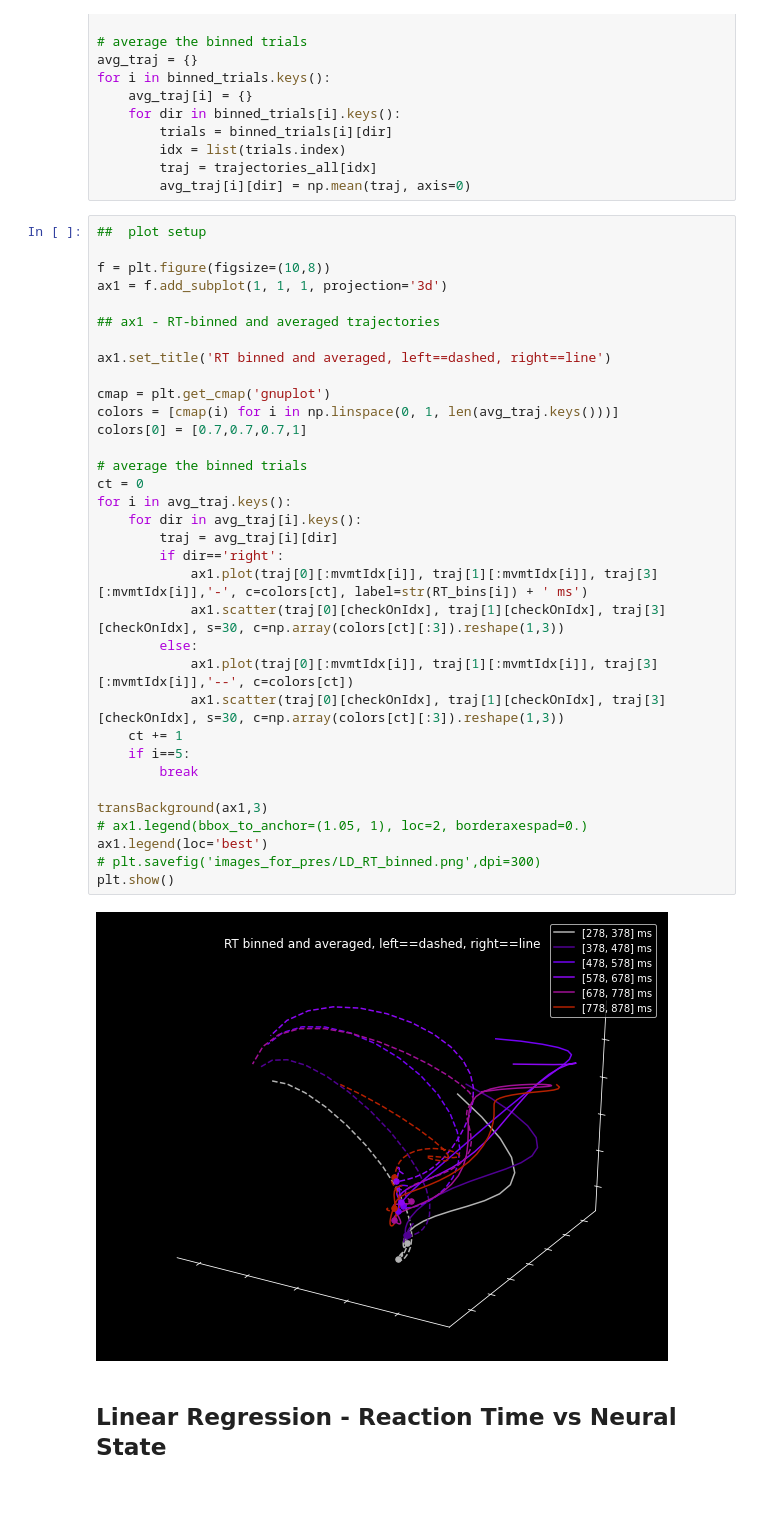
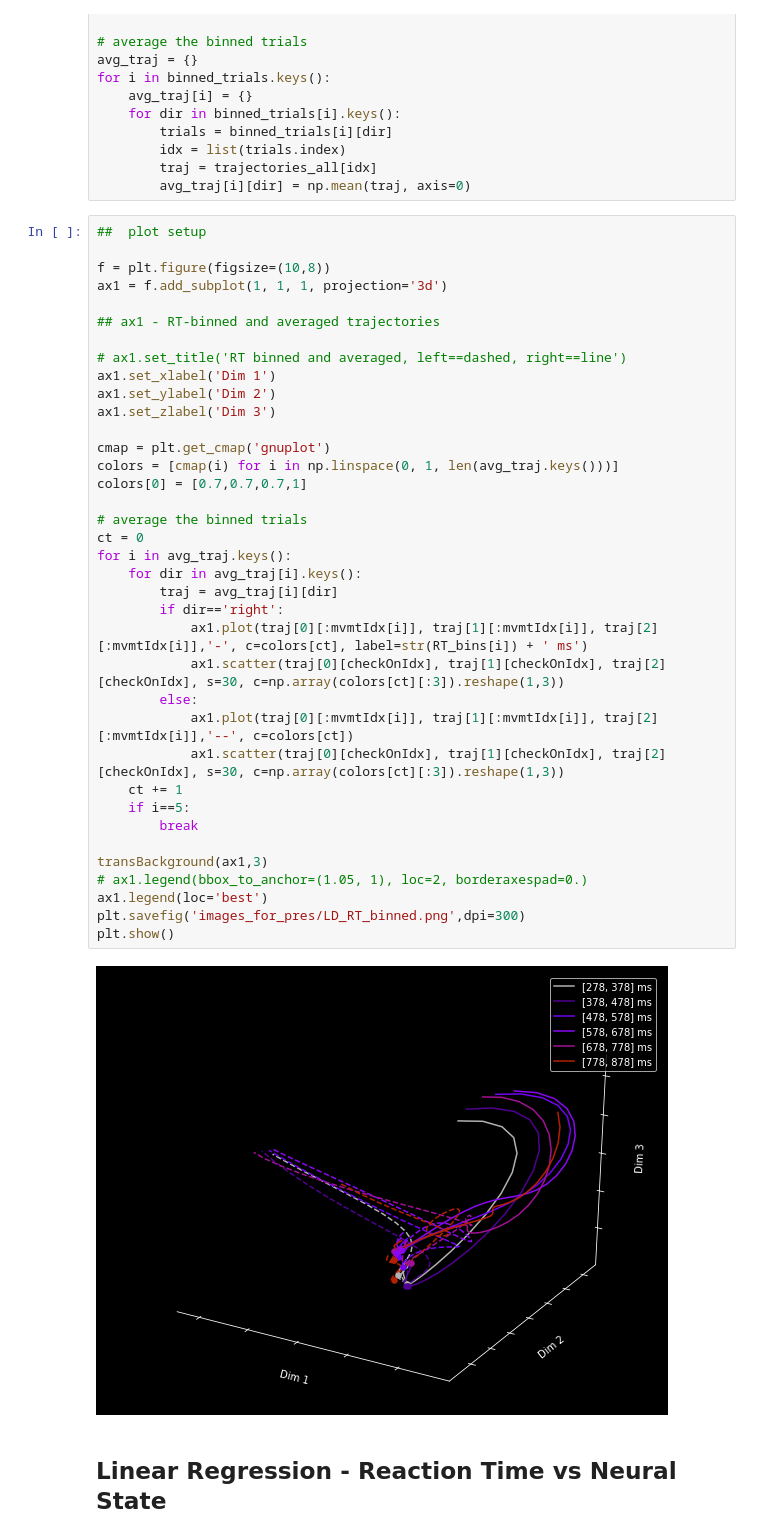
Before and after one commit to MunibH/chand-lab-rotation, a Jupyter notebook: my_gpfa.ipynb, the cells around one changed output. Cells and saved outputs as stored; diff of their text form; blank space fills up the shorter version.

Commit message:
gpfa plots

```diff
--- a/my_gpfa.ipynb
+++ b/my_gpfa.ipynb
@@ -484,39 +487,42 @@ for i in binned_trials.keys():
 # %%
 ##  plot setup
 
 f = plt.figure(figsize=(10,8))
 ax1 = f.add_subplot(1, 1, 1, projection='3d')
 
 ## ax1 - RT-binned and averaged trajectories
 
-ax1.set_title('RT binned and averaged, left==dashed, right==line')
+# ax1.set_title('RT binned and averaged, left==dashed, right==line')
+ax1.set_xlabel('Dim 1')
+ax1.set_ylabel('Dim 2')
+ax1.set_zlabel('Dim 3')
 
 cmap = plt.get_cmap('gnuplot')
 colors = [cmap(i) for i in np.linspace(0, 1, len(avg_traj.keys()))]
 colors[0] = [0.7,0.7,0.7,1]
 
 # average the binned trials
 ct = 0
 for i in avg_traj.keys():
     for dir in avg_traj[i].keys():
         traj = avg_traj[i][dir]
         if dir=='right':
-            ax1.plot(traj[0][:mvmtIdx[i]], traj[1][:mvmtIdx[i]], traj[3][:mvmtIdx[i]],'-', c=colors[ct], label=str(RT_bins[i]) + ' ms')
-            ax1.scatter(traj[0][checkOnIdx], traj[1][checkOnIdx], traj[3][checkOnIdx], s=30, c=np.array(colors[ct][:3]).reshape(1,3))
+            ax1.plot(traj[0][:mvmtIdx[i]], traj[1][:mvmtIdx[i]], traj[2][:mvmtIdx[i]],'-', c=colors[ct], label=str(RT_bins[i]) + ' ms')
+            ax1.scatter(traj[0][checkOnIdx], traj[1][checkOnIdx], traj[2][checkOnIdx], s=30, c=np.array(colors[ct][:3]).reshape(1,3))
         else:
-            ax1.plot(traj[0][:mvmtIdx[i]], traj[1][:mvmtIdx[i]], traj[3][:mvmtIdx[i]],'--', c=colors[ct])
-            ax1.scatter(traj[0][checkOnIdx], traj[1][checkOnIdx], traj[3][checkOnIdx], s=30, c=np.array(colors[ct][:3]).reshape(1,3))
+            ax1.plot(traj[0][:mvmtIdx[i]], traj[1][:mvmtIdx[i]], traj[2][:mvmtIdx[i]],'--', c=colors[ct])
+            ax1.scatter(traj[0][checkOnIdx], traj[1][checkOnIdx], traj[2][checkOnIdx], s=30, c=np.array(colors[ct][:3]).reshape(1,3))
     ct += 1
     if i==5:
         break
 
 transBackground(ax1,3)
 # ax1.legend(bbox_to_anchor=(1.05, 1), loc=2, borderaxespad=0.)
 ax1.legend(loc='best')
-# plt.savefig('images_for_pres/LD_RT_binned.png',dpi=300)
+plt.savefig('images_for_pres/LD_RT_binned.png',dpi=300)
 plt.show()
 # %% [output]
-[figure, old version]
+[figure, new version]
 # %% [markdown]
 ## Linear Regression - Reaction Time vs Neural State
 # %%
```
Also changed, not shown: parts of 3 cells of this notebook, 28 other files.
